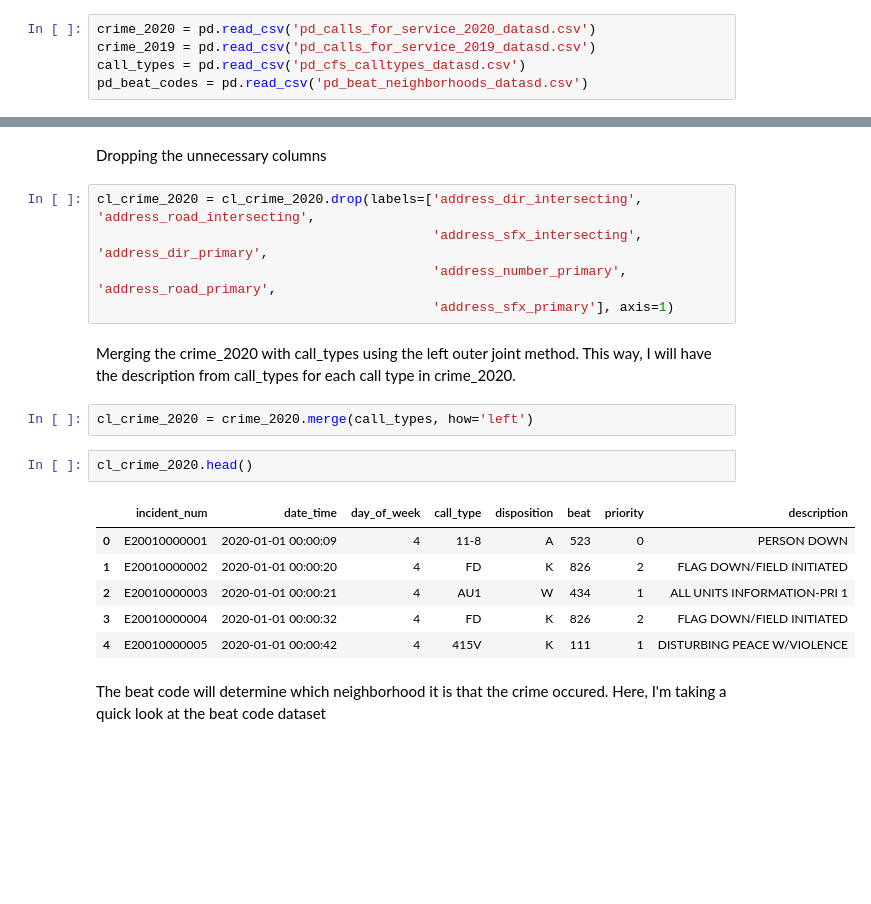
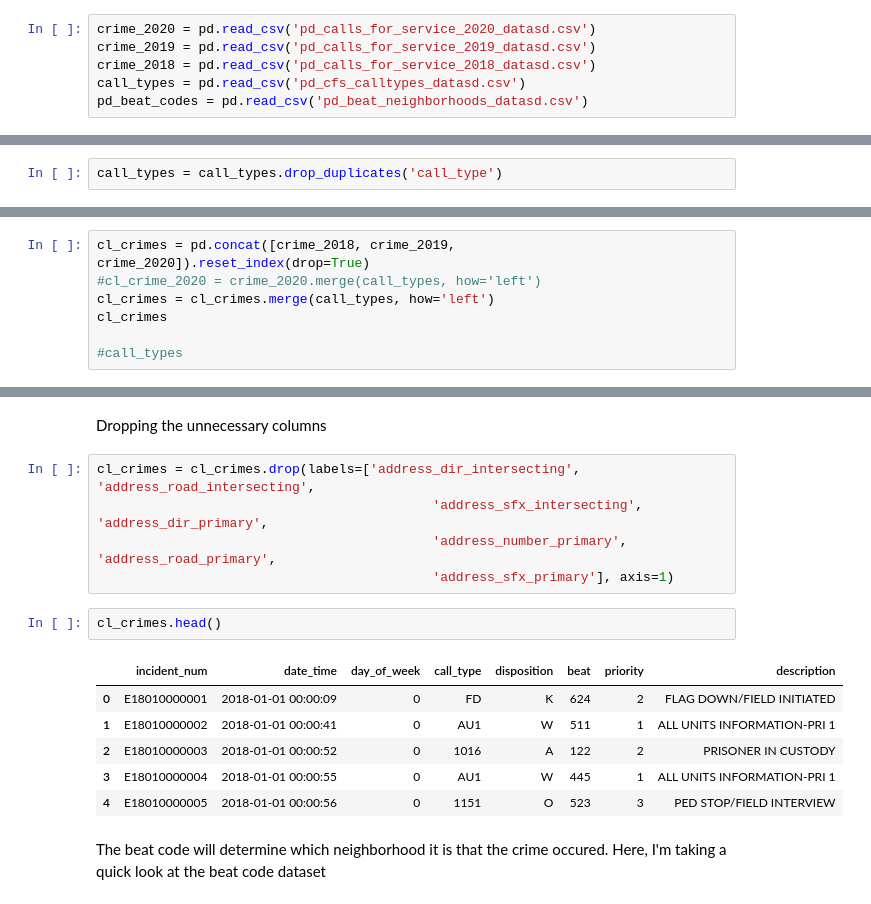
Before and after one commit to tnl001/individual_fa20, a Jupyter notebook: final_project/FinalProject_tnl001.ipynb, the cells around one changed output, grey strips where cells are left out. Cells and saved outputs as stored; diff of their text form; blank space fills up the shorter version.

Commit message:
Added 2019 and 2018 datasets. Made more changes to the data cleaning section. Left with 15 parks

```diff
--- a/final_project/FinalProject_tnl001.ipynb
+++ b/final_project/FinalProject_tnl001.ipynb
@@ -51,6 +52,7 @@ Load in the datasets
 # %%
 crime_2020 = pd.read_csv('pd_calls_for_service_2020_datasd.csv')
 crime_2019 = pd.read_csv('pd_calls_for_service_2019_datasd.csv')
+crime_2018 = pd.read_csv('pd_calls_for_service_2018_datasd.csv')
 call_types = pd.read_csv('pd_cfs_calltypes_datasd.csv')
 pd_beat_codes = pd.read_csv('pd_beat_neighborhoods_datasd.csv')
 # %% [markdown]
@@ -86,6 +97,8 @@ call_types
 Dropping the 3 Unnamed columns
 # %%
 call_types = call_types.dropna(axis=1)
+# %%
+call_types = call_types.drop_duplicates('call_type')
 # %% [markdown]
 I noticed that there are some inconsistency with the 11-6, 11-7, and 11-8 call type codes when opening them in Excel and reading them as csv using pandas. I replace the inconsistent values with the correct values.
 # %%
@@ -100,0 +111,7 @@ See the caveats in the documentation: https://pandas.pydata.org/pandas-docs/stab
+# %%
+cl_crimes = pd.concat([crime_2018, crime_2019, crime_2020]).reset_index(drop=True)
+#cl_crime_2020 = crime_2020.merge(call_types, how='left')
+cl_crimes = cl_crimes.merge(call_types, how='left')
+cl_crimes
+
+#call_types
@@ -101,23 +132,19 @@ See the caveats in the documentation: https://pandas.pydata.org/pandas-docs/stab
 # %% [markdown]
 Dropping the unnecessary columns
 # %%
-cl_crime_2020 = cl_crime_2020.drop(labels=['address_dir_intersecting', 'address_road_intersecting',
+cl_crimes = cl_crimes.drop(labels=['address_dir_intersecting', 'address_road_intersecting',
                                            'address_sfx_intersecting', 'address_dir_primary',
                                            'address_number_primary', 'address_road_primary',
                                            'address_sfx_primary'], axis=1)
-# %% [markdown]
-Merging the crime_2020 with call_types using the left outer joint method. This way, I will have the description from call_types for each call type in crime_2020.
-# %%
-cl_crime_2020 = crime_2020.merge(call_types, how='left')
 # %%
-cl_crime_2020.head()
+cl_crimes.head()
 # %% [output]
 |  | incident_num | date_time | day_of_week | call_type | disposition | beat | priority | description |
-| 0 | E20010000001 | 2020-01-01 00:00:09 | 4 | 11-8 | A | 523 | 0 | PERSON DOWN |
-| 1 | E20010000002 | 2020-01-01 00:00:20 | 4 | FD | K | 826 | 2 | FLAG DOWN/FIELD INITIATED |
-| 2 | E20010000003 | 2020-01-01 00:00:21 | 4 | AU1 | W | 434 | 1 | ALL UNITS INFORMATION-PRI 1 |
-| 3 | E20010000004 | 2020-01-01 00:00:32 | 4 | FD | K | 826 | 2 | FLAG DOWN/FIELD INITIATED |
-| 4 | E20010000005 | 2020-01-01 00:00:42 | 4 | 415V | K | 111 | 1 | DISTURBING PEACE W/VIOLENCE |
+| 0 | E18010000001 | 2018-01-01 00:00:09 | 0 | FD | K | 624 | 2 | FLAG DOWN/FIELD INITIATED |
+| 1 | E18010000002 | 2018-01-01 00:00:41 | 0 | AU1 | W | 511 | 1 | ALL UNITS INFORMATION-PRI 1 |
+| 2 | E18010000003 | 2018-01-01 00:00:52 | 0 | 1016 | A | 122 | 2 | PRISONER IN CUSTODY |
+| 3 | E18010000004 | 2018-01-01 00:00:55 | 0 | AU1 | W | 445 | 1 | ALL UNITS INFORMATION-PRI 1 |
+| 4 | E18010000005 | 2018-01-01 00:00:56 | 0 | 1151 | O | 523 | 3 | PED STOP/FIELD INTERVIEW |
 # %% [markdown]
 The beat code will determine which neighborhood it is that the crime occured. Here, I'm taking a quick look at the beat code dataset
 # %%
```
Also changed, not shown: parts of 32 cells of this notebook.
